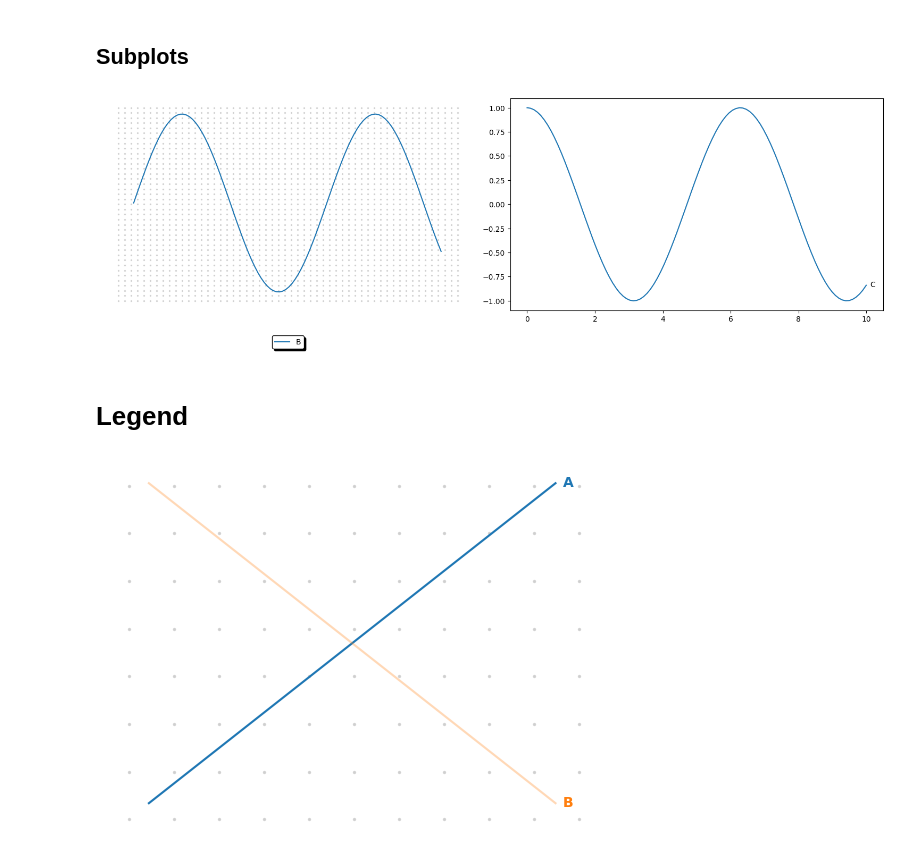
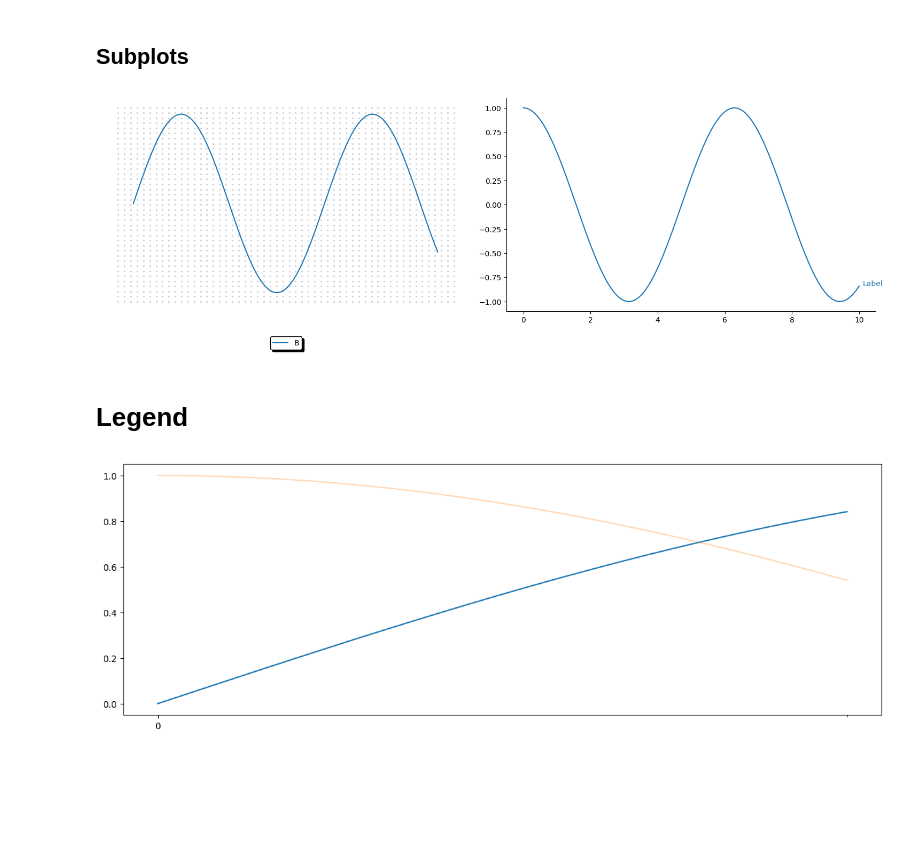
Before and after one commit to clarkmaio/pimpmyplot, a Jupyter notebook: notebook/demo.ipynb, the cells around one changed output. Saved outputs shown, nothing was run; the diff lists cells and outputs as text; code cells hidden in the pictures; blank space fills up the shorter version.

Commit message:
minor refactoring annotation legend

```diff
--- a/notebook/demo.ipynb
+++ b/notebook/demo.ipynb
@@ -33,26 +88,39 @@ y1, y2, y3 = np.exp(x)/10000, np.sin(x), np.cos(x)
 fig, ax = plt.subplots(1, 2, figsize=(15, 5))
 
 ax[0].plot(x, y2, label='B')
-ax[1].plot(x, y3, label='C')
+ax[1].plot(x, y3, label='Label')
 
 pmp.bullet_grid(ax=ax[0], stepinch=.1)
 pmp.legend(ax=ax[0])
 pmp.remove_axis(ax=ax[0])
 pmp.remove_ticks(ax=ax[0])
 
-pmp.annotation_legend(ax=ax[1])
+pmp.annotation_legend(ax=ax[1], ha='left')
+pmp.remove_axis('right', 'top', ax=ax[1])
 plt.tight_layout()
 # %% [output]
-[figure, old version]
+[figure, new version]
 # %% [markdown]
 # Legend
 # %%
 
+from matplotlib.ticker import MultipleLocator
 
-plt.plot([1,2,3], [4,5,6], label='A')
-plt.plot([1,2,3], [6,5,4], label='B', alpha=.3)
-pmp.bullet_grid()
-pmp.annotation_legend(line_color=True, fontweight='bold', size=None, color='black')
-pmp.remove_axis(); pmp.remove_ticks()
+plt.figure(figsize=(15, 5))
+x = np.linspace(0, 1, 100)
+plt.plot(x, np.sin(x), label='A')
+plt.plot(x, np.cos(x), label='B', alpha=.3)
+ax = plt.gca()
+
+ax.xaxis.set_major_locator(MultipleLocator(3))
+ax.xaxis.set_minor_locator(MultipleLocator(1))
+
+#pmp.bullet_grid()
+#pmp.annotation_legend(line_color=True, fontweight='bold', size=None, color='black')
+#pmp.remove_axis(); pmp.remove_ticks()
+
+
+#ax.xaxis.set_major_locator(MultipleLocator(1))
+#ax.xaxis.set_minor_locator(MultipleLocator(10))
 # %% [output]
-[figure, old version]
+[figure, new version]
```
Also changed, not shown: parts of 1 cell of this notebook, 2 other files.
